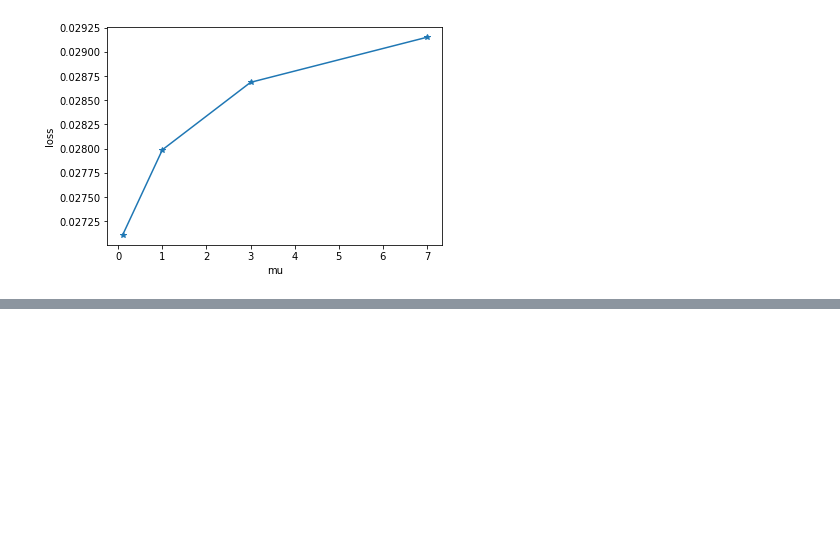
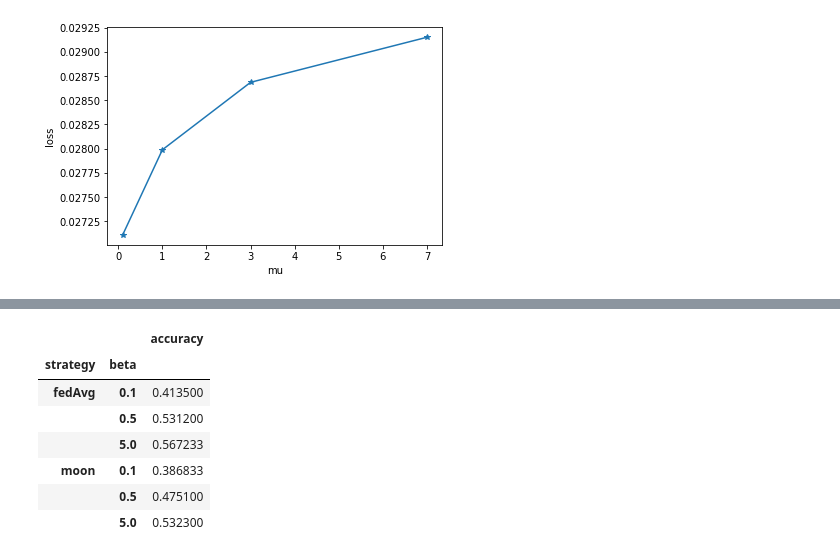
Before and after one commit to minaremeli/MOON, a Jupyter notebook: Experiments evaluation.ipynb, the cells around one changed output, grey strips where cells are left out. Drawn from its saved outputs; the diff is of its cells as text; code cells hidden in the pictures; blank space fills up the shorter version.

```diff
--- a/Experiments evaluation.ipynb
+++ b/Experiments evaluation.ipynb
@@ -339,0 +397,11 @@ Text(0, 0.5, 'loss')
+# %%
+heterogeneity_accs_df.groupby(['strategy', 'beta']).mean()
+# %% [output]
+|  |  | accuracy |
+| strategy | beta |  |
+| fedAvg | 0.1 | 0.413500 |
+|  | 0.5 | 0.531200 |
+|  | 5.0 | 0.567233 |
+| moon | 0.1 | 0.386833 |
+|  | 0.5 | 0.475100 |
+|  | 5.0 | 0.532300 |
```
Also changed, not shown: parts of 3 cells of this notebook, 2 other files.
